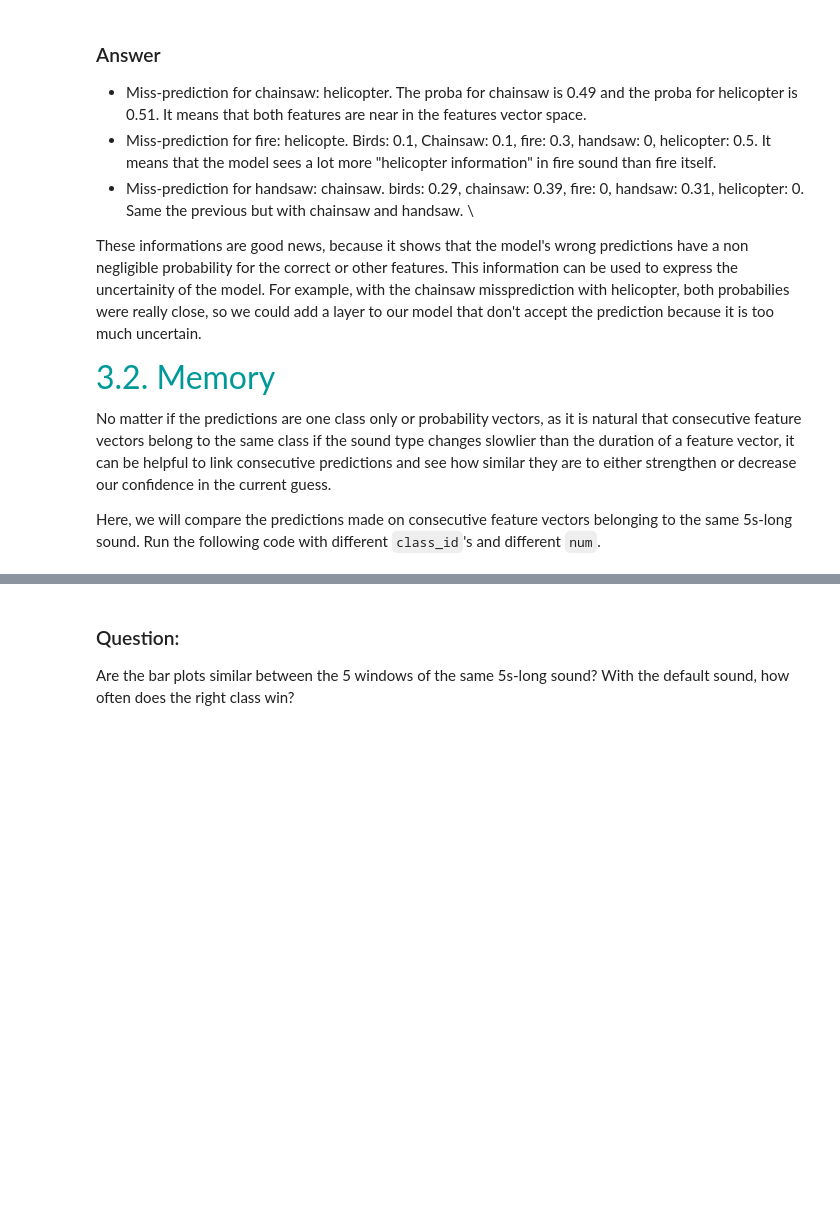
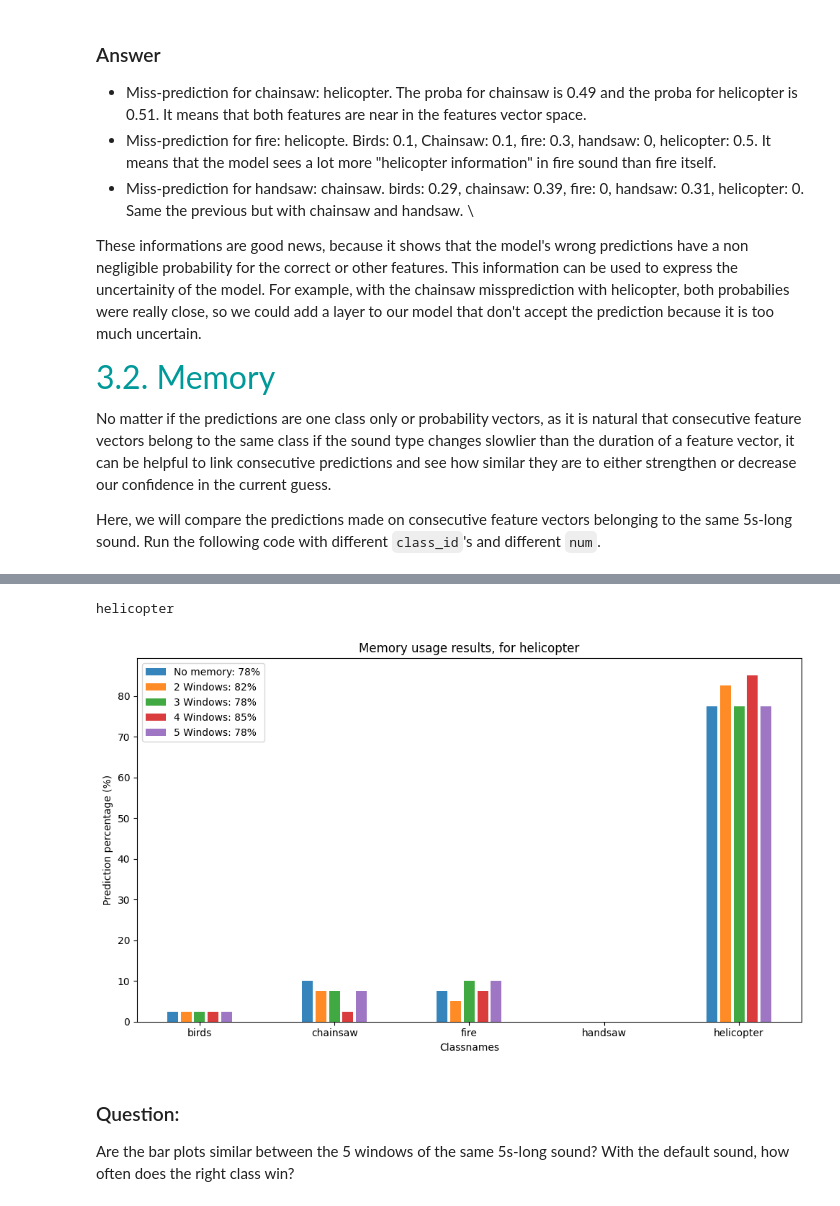
Before and after one commit to Raph480/LELEC210X, a Jupyter notebook: classification/h5a3_confidence_and_memory.ipynb, the cells around one changed output, grey strips where cells are left out. Cells and saved outputs as stored; diff of their text form; code cells hidden in the pictures; blank space fills up the shorter version.

Commit message:
Memory effect implementaiton on Random Forest

```diff
--- a/classification/h5a3_confidence_and_memory.ipynb
+++ b/classification/h5a3_confidence_and_memory.ipynb
@@ -220,3 +303,70 @@ ALSA lib pcm.c:8568:(snd_pcm_recover) underrun occurred
+# %%
+import matplotlib.pyplot as plt
+import numpy as np
+
+def plot_bar_chart(classnames, classname, *results_dicts):
+    print(classname)
+    """
+    Plots a bar chart comparing the total prediction counts for each classname across multiple dictionaries.
+
+    Parameters:
+    - classnames (list): List of labels for the x-axis.
+    - *results_dicts (dict): Variable number of dictionaries containing the results to plot.
+    """
+    # Ensure at most 6 dictionaries are passed
+    if len(results_dicts) > 6:
+        raise ValueError("The function can accept a maximum of 6 dictionaries.")
+
+    # Create a bar width and position offsets for up to 6 dictionaries
+    bar_width = 0.15
+    n_win = len(results_dicts)  # Number of "windows" corresponds to the number of dictionaries
+
+    # Prepare figure
+    plt.figure(figsize=(10, 6))
+
+
+    # Loop through each dictionary and plot the total prediction counts
+    for idx, results_dict in enumerate(results_dicts):
+        # Extract total counts for each classname
+        total_counts = [results_dict[classname]["predictions"] for classname in classnames]
+        percentage = (np.array(total_counts) / num_range.stop)*100
+        #print(percentage)
+        #print(classname)
+        #Create a mapping such that the index number gives the class name
+        percentage_dict = {classnames[i]: percentage[i] for i in range(len(classnames))}
+        #print(percentage_dict)
+
+
+        # Plot the bars with some spacing based on the window index (idx)
+        plt.bar(
+            np.arange(len(classnames)) * 2 * n_win + idx,
+            percentage,# Space bars by n_win,
+            alpha=0.9,
+            label= f"No memory: {percentage_dict.get(classname, 0):.0f}%" if (idx+1) == 1 else f"{idx+1} Windows: {percentage_dict.get(classname, 0):.0f}%",
+        )
+
+    # Adjust x-axis ticks
+    plt.gca().set_xticks(np.arange(len(classnames)) * 2 * n_win + 2)
+    plt.gca().set_xticklabels(classnames)
+
+    # Add labels, legend, and title
+    plt.xlabel("Classnames")
+    plt.ylabel("Prediction percentage (%)")
+    plt.title(f"Memory usage results, for {classname}")
+    plt.legend()
+
+    # Display the plot
+    plt.tight_layout()
+    plt.savefig(f"figures/memory_effect_{classname}.pdf")
+    plt.show()
+
+# Example usage
+classnames = ["birds", "chainsaw", "fire", "handsaw", "helicopter"]
+# Assuming results_dict_0 to results_dict_5 are already created
+plot_bar_chart(classnames , classname,results_dict_1, results_dict_2, results_dict_3, results_dict_4, results_dict_5)
+# %% [output]
+helicopter
+[figure, added]
 # %% [markdown]
 ### Question:
 Are the bar plots similar between the 5 windows of the same 5s-long sound? With the default sound, how often does the right class win?
```
Also changed, not shown: parts of 4 cells of this notebook, 17 other files.
